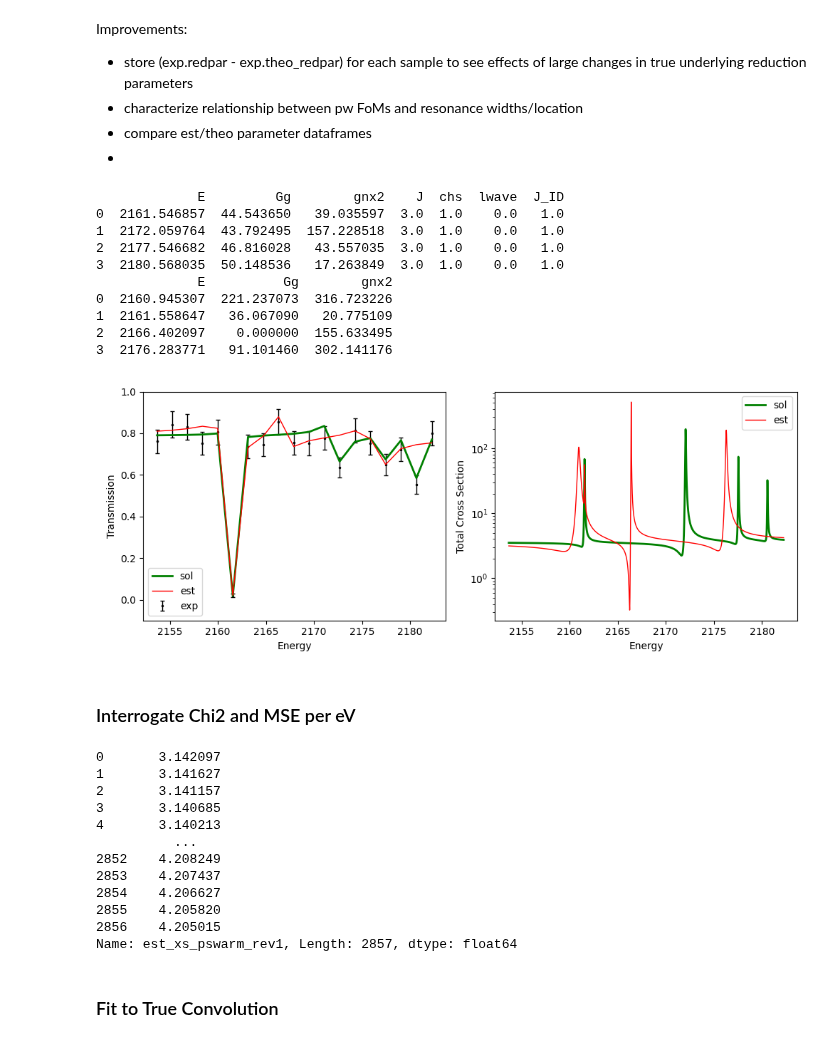
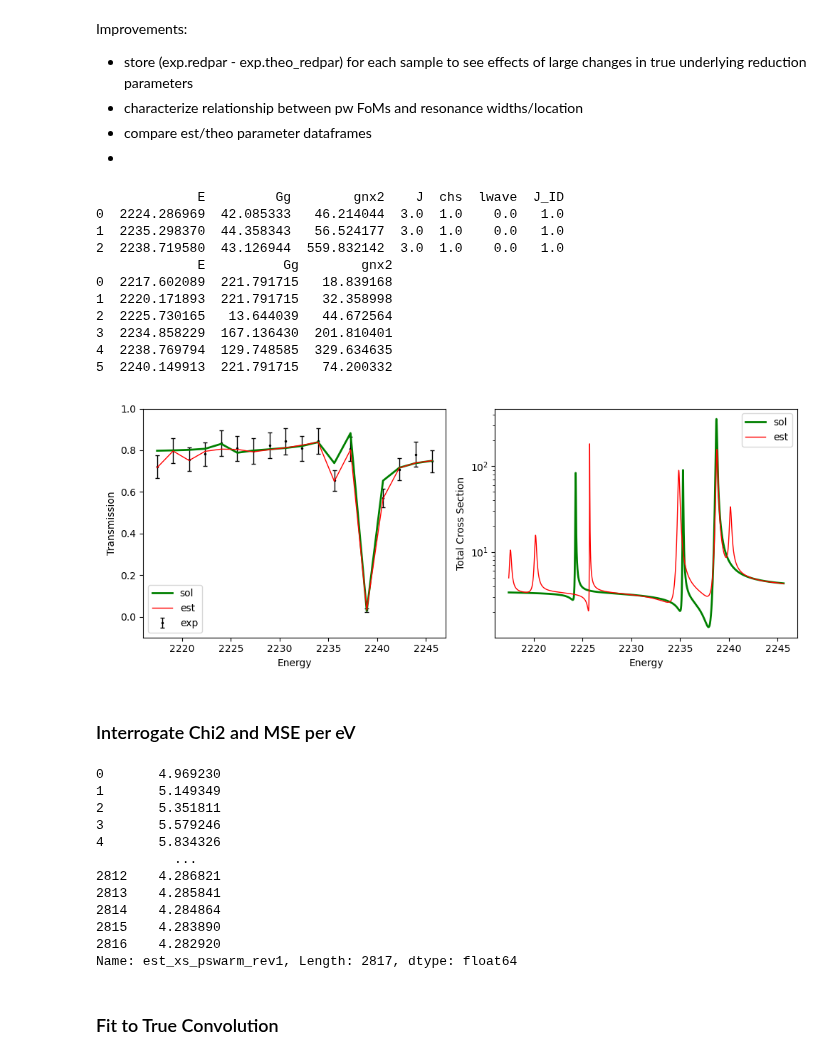
Before and after one commit to Naww137/ATARI, a Jupyter notebook: examples/UserExample_PiTFAll.ipynb, the cells around one changed output. Saved outputs shown, nothing was run; the diff lists cells and outputs as text; code cells hidden in the pictures.

```diff
--- a/examples/UserExample_PiTFAll.ipynb
+++ b/examples/UserExample_PiTFAll.ipynb
@@ -75,7 +75,7 @@ print(len(exp.energy_domain))
 # run a performance test with the PiTFAll module
 
 # case_file = './perf_test_baron'
-case_file = '/Users/noahwalton/Documents/GitHub/ATARI/Fitting/perf_test_baron.hdf5'
+case_file = '/Users/noahwalton/Documents/GitHub/ATARI/Fitting/perf_test_case1.hdf5'
 # case_file = '/Users/noahwalton/Documents/GitHub/ATARI/Fitting/perf_test_static_window_ladder.hdf5'
 # case_file = './test.hdf5'
 
@@ -391,53 +426,55 @@ Improvements:
 -
 # %%
 fit_name = 'pswarm_rev1'
-isample = 81
+isample = 82
+
 
 fig = pf.sample_case.plot(case_file, isample, fit_name)
 
 exp_pw_df, theo_pw_df, theo_par_df, est_par_df, exp_cov = pf.sample_case.read_sample_case_data(case_file, isample, fit_name)
 
 # trans = np.exp(-0.06*theo_pw_df.theo_xs)
 # figure()
 # plot(theo_pw_df.E, trans)
 
 est_par_df_nonzero = est_par_df.loc[est_par_df['gnx2']>0.0, 'E':'gnx2']
 theo_par_df.sort_values('E', ignore_index=True, inplace=True)
 est_par_df_nonzero.sort_values('E', ignore_index=True, inplace=True)
 
 
 print(theo_par_df)
 # print(est_par_df)
 print(est_par_df_nonzero)
 # %% [output]
              E         Gg        gnx2    J  chs  lwave  J_ID
-0  2161.546857  44.543650   39.035597  3.0  1.0    0.0   1.0
-1  2172.059764  43.792495  157.228518  3.0  1.0    0.0   1.0
-2  2177.546682  46.816028   43.557035  3.0  1.0    0.0   1.0
-3  2180.568035  50.148536   17.263849  3.0  1.0    0.0   1.0
+0  2224.286969  42.085333   46.214044  3.0  1.0    0.0   1.0
+1  2235.298370  44.358343   56.524177  3.0  1.0    0.0   1.0
+2  2238.719580  43.126944  559.832142  3.0  1.0    0.0   1.0
              E          Gg        gnx2
-0  2160.945307  221.237073  316.723226
-1  2161.558647   36.067090   20.775109
-2  2166.402097    0.000000  155.633495
-3  2176.283771   91.101460  302.141176
+0  2217.602089  221.791715   18.839168
+1  2220.171893  221.791715   32.358998
+2  2225.730165   13.644039   44.672564
+3  2234.858229  167.136430  201.810401
+4  2238.769794  129.748585  329.634635
+5  2240.149913  221.791715   74.200332
-[figure, old version]
+[figure, new version]
 # %% [markdown]
 ### Interrogate Chi2 and MSE per eV
 # %%
 theo_pw_df.est_xs_pswarm_rev1
 # %% [output]
-0       3.142097
-1       3.141627
-2       3.141157
-3       3.140685
-4       3.140213
+0       4.969230
+1       5.149349
+2       5.351811
+3       5.579246
+4       5.834326
           ...
-2852    4.208249
-2853    4.207437
-2854    4.206627
-2855    4.205820
-2856    4.205015
-Name: est_xs_pswarm_rev1, Length: 2857, dtype: float64
+2812    4.286821
+2813    4.285841
+2814    4.284864
+2815    4.283890
+2816    4.282920
+Name: est_xs_pswarm_rev1, Length: 2817, dtype: float64
 # %% [markdown]
 ### Fit to True Convolution
 # %%
```
Also changed, not shown: parts of 24 cells of this notebook, 16 other files.
